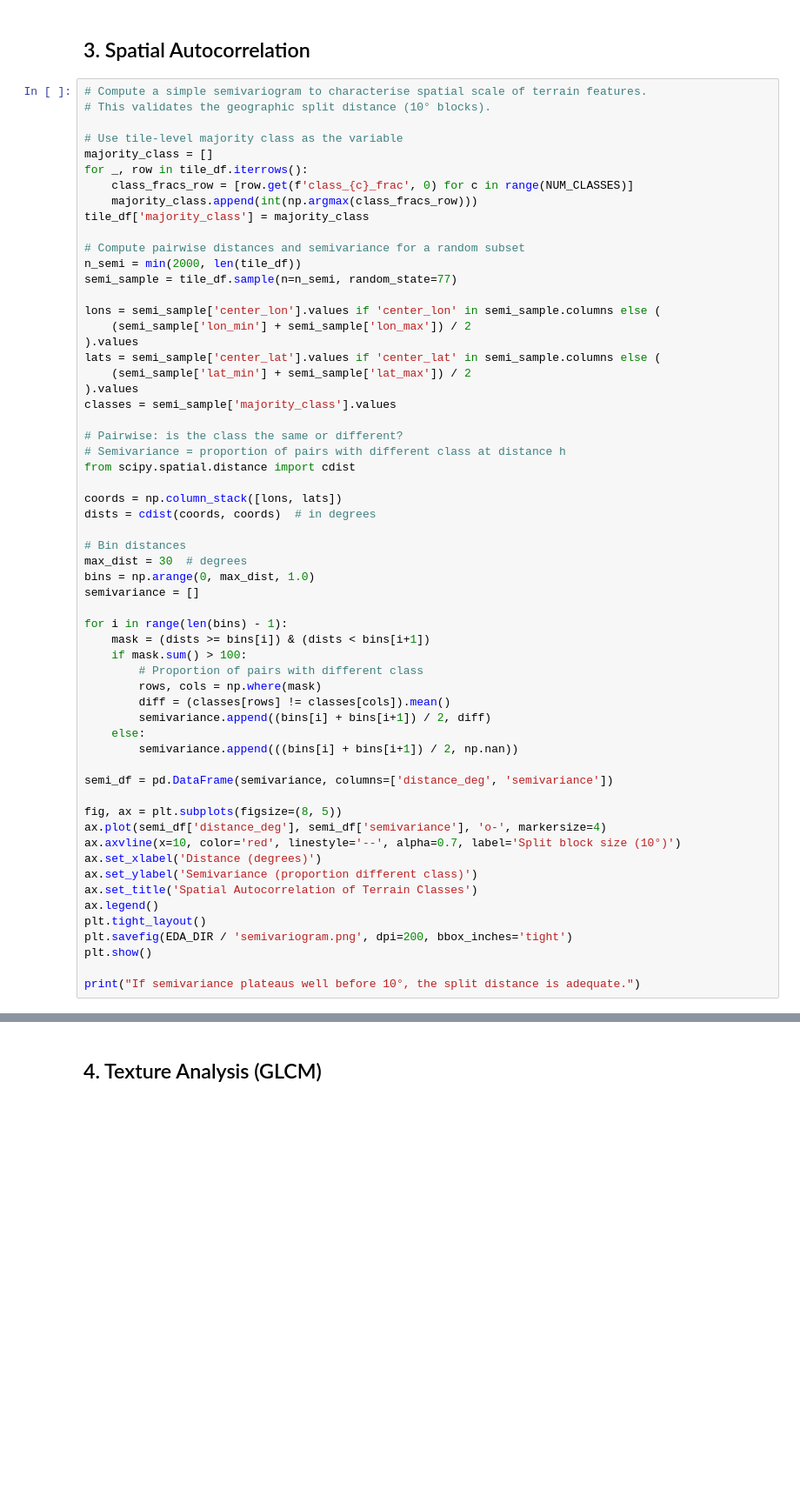
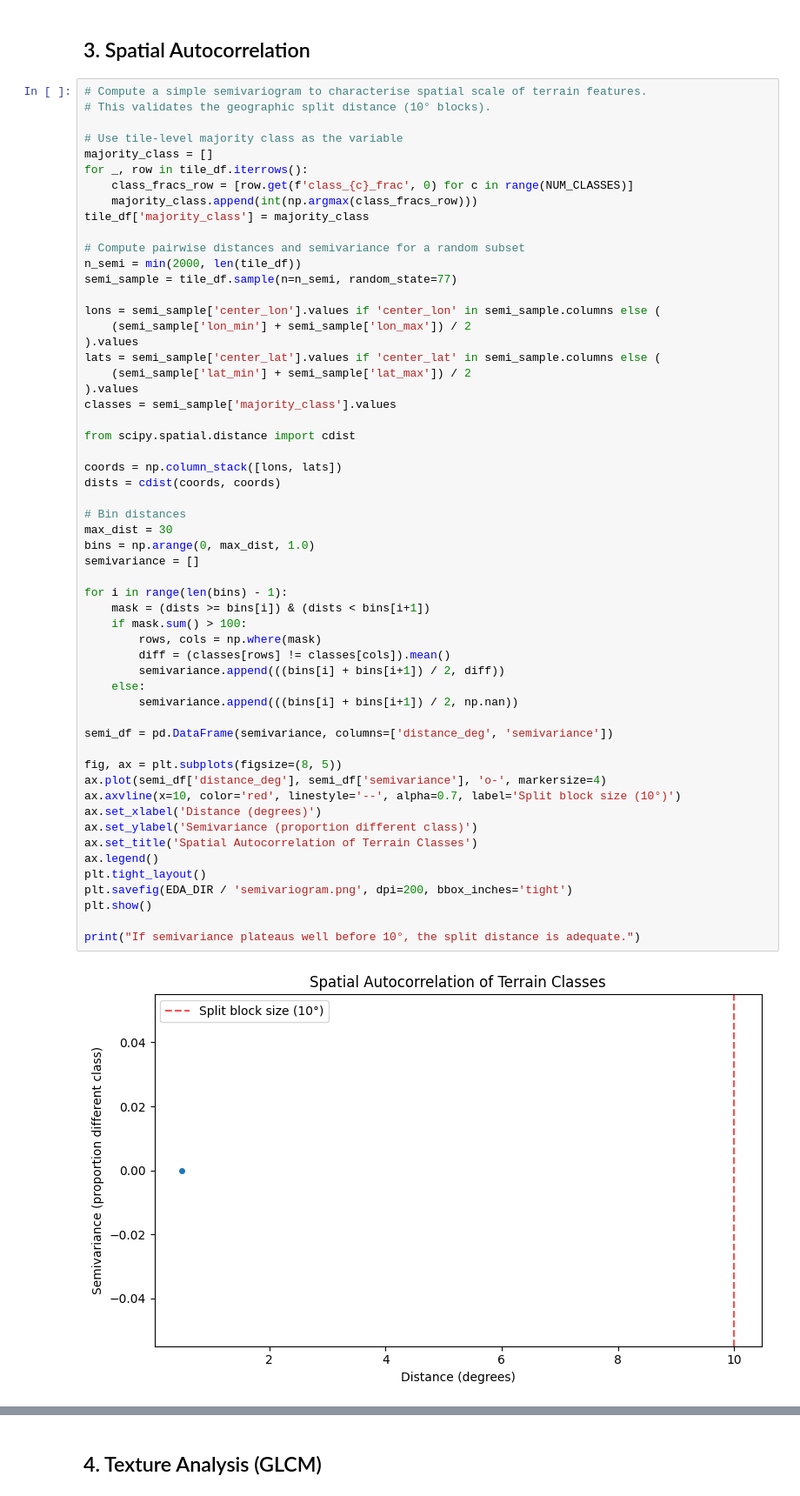
Before and after one commit to Volcanex/titan-sar, a Jupyter notebook: notebooks/03_exploratory_data_analysis.ipynb, the cells around one changed output, grey strips where cells are left out. Shown at 87% size. Drawn from its saved outputs; the diff is of its cells as text; blank space fills up the shorter version.

```diff
--- a/notebooks/03_exploratory_data_analysis.ipynb
+++ b/notebooks/03_exploratory_data_analysis.ipynb
@@ -197,39 +236,38 @@ lats = semi_sample['center_lat'].values if 'center_lat' in semi_sample.columns e
 ).values
 classes = semi_sample['majority_class'].values
 
-# Pairwise: is the class the same or different?
-# Semivariance = proportion of pairs with different class at distance h
 from scipy.spatial.distance import cdist
 
 coords = np.column_stack([lons, lats])
-dists = cdist(coords, coords)  # in degrees
+dists = cdist(coords, coords)
 
 # Bin distances
-max_dist = 30  # degrees
+max_dist = 30
 bins = np.arange(0, max_dist, 1.0)
 semivariance = []
 
 for i in range(len(bins) - 1):
     mask = (dists >= bins[i]) & (dists < bins[i+1])
     if mask.sum() > 100:
-        # Proportion of pairs with different class
         rows, cols = np.where(mask)
         diff = (classes[rows] != classes[cols]).mean()
-        semivariance.append((bins[i] + bins[i+1]) / 2, diff)
+        semivariance.append(((bins[i] + bins[i+1]) / 2, diff))
     else:
         semivariance.append(((bins[i] + bins[i+1]) / 2, np.nan))
 
 semi_df = pd.DataFrame(semivariance, columns=['distance_deg', 'semivariance'])
 
 fig, ax = plt.subplots(figsize=(8, 5))
 ax.plot(semi_df['distance_deg'], semi_df['semivariance'], 'o-', markersize=4)
 ax.axvline(x=10, color='red', linestyle='--', alpha=0.7, label='Split block size (10°)')
 ax.set_xlabel('Distance (degrees)')
 ax.set_ylabel('Semivariance (proportion different class)')
 ax.set_title('Spatial Autocorrelation of Terrain Classes')
 ax.legend()
 plt.tight_layout()
 plt.savefig(EDA_DIR / 'semivariogram.png', dpi=200, bbox_inches='tight')
 plt.show()
 
 print("If semivariance plateaus well before 10°, the split distance is adequate.")
+# %% [output]
+[figure, added]
```
Also changed, not shown: parts of 11 cells of this notebook, 5 other files.
